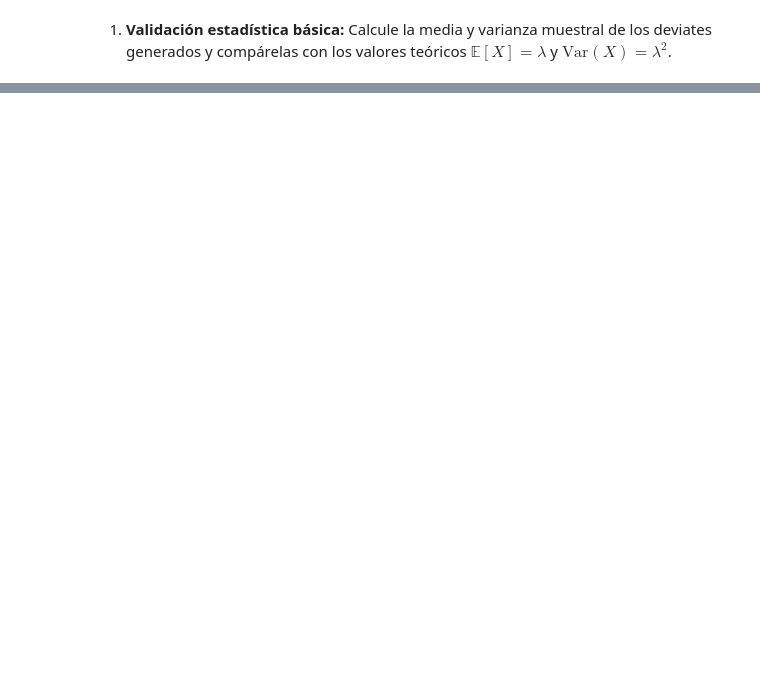
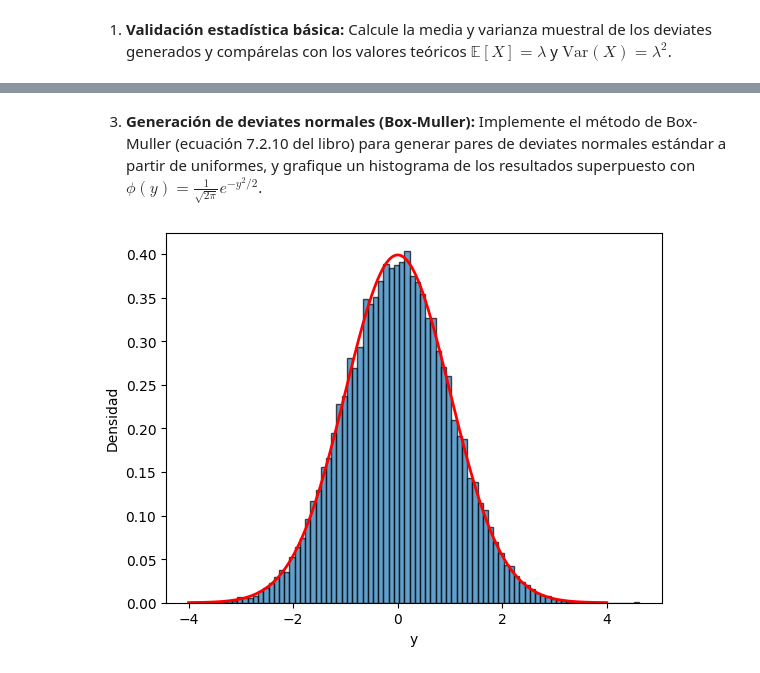
Before and after one commit to Daniel-534/Astroestadistica, a Jupyter notebook: Clases/Clase20260514.ipynb, the cells around one changed output, grey strips where cells are left out. Cells and saved outputs as stored; diff of their text form; code cells hidden in the pictures; blank space fills up the shorter version.

```diff
--- a/Clases/Clase20260514.ipynb
+++ b/Clases/Clase20260514.ipynb
@@ -63,0 +63,16 @@ Varianza: 9.4469 (teórica: 9)
+# %% [markdown]
+3. **Generación de deviates normales (Box-Muller):** Implemente el método de Box-Muller (ecuación 7.2.10 del libro) para generar pares de deviates normales estándar a partir de uniformes, y grafique un histograma de los resultados superpuesto con $\phi(y) = \frac{1}{\sqrt{2\pi}}e^{-y^2/2}$.
+# %%
+# 3. Box-Muller para normales
+n = 10000
+np.random.seed(42)
+u1, u2 = np.random.uniform(0, 1, n), np.random.uniform(0, 1, n)
+y1 = np.sqrt(-2*np.log(u1)) * np.cos(2*np.pi*u2)
+y2 = np.sqrt(-2*np.log(u1)) * np.sin(2*np.pi*u2)
+samples = np.concatenate([y1, y2])
+x = np.linspace(-4, 4, 200)
+pdf = norm.pdf(x)
+plt.hist(samples, bins='auto', density=True, alpha=0.7, edgecolor='k')
+plt.plot(x, pdf, 'r-', linewidth=2); plt.xlabel('y'); plt.ylabel('Densidad');
+# %% [output]
+[figure, added]
```
Also changed, not shown: parts of 13 cells of this notebook.
